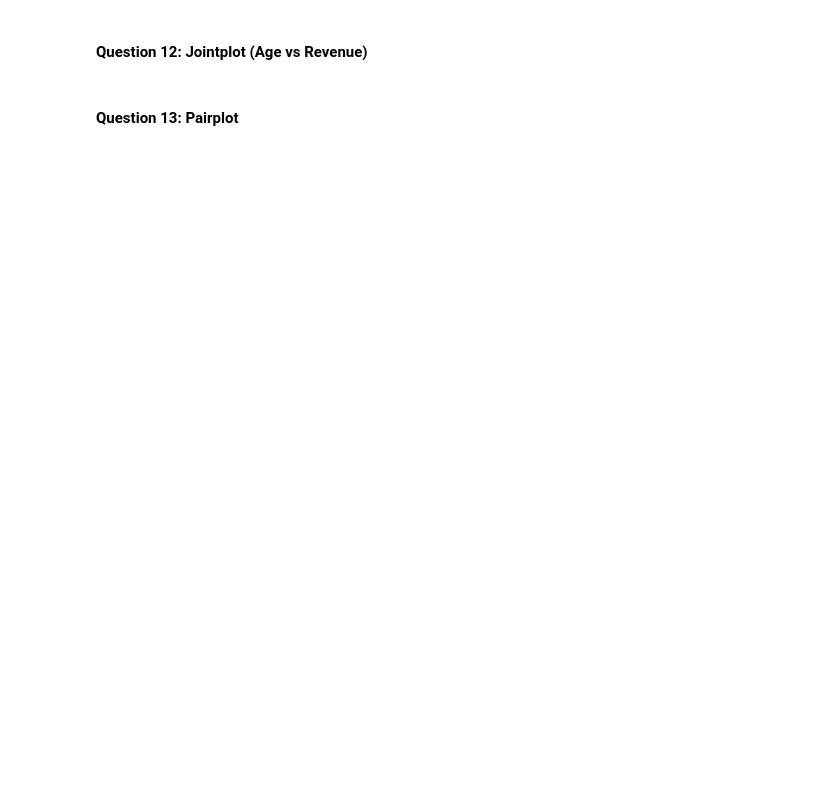
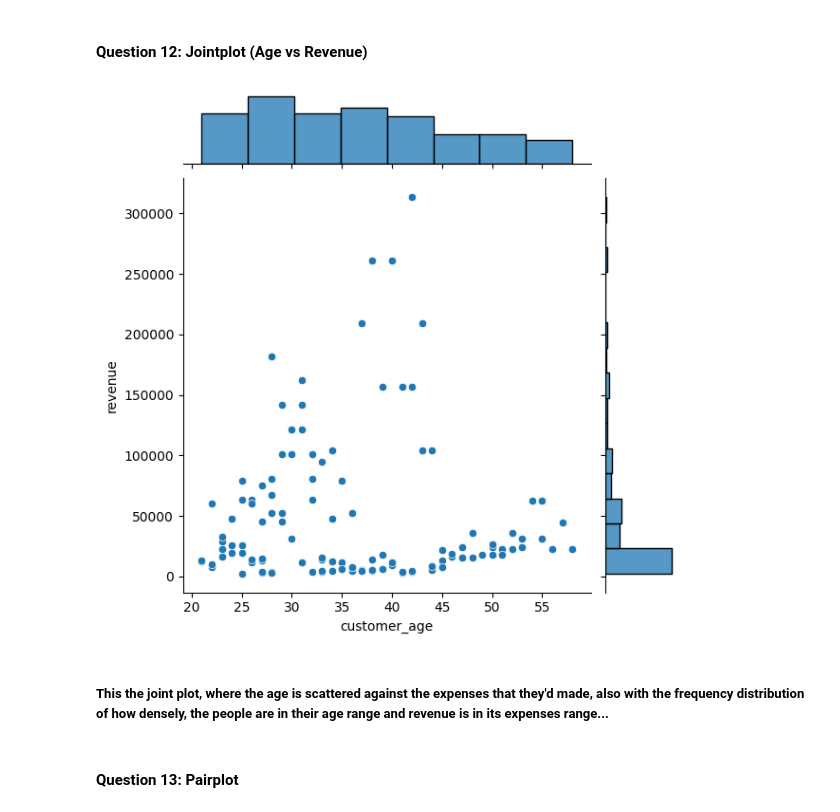
Before and after one commit to JindalChaitanya/CDAC-PGCP-AI, a Jupyter notebook: Data Analysis/Assignment 5/Assignment_5.ipynb, the cells around one changed output. Saved outputs shown, nothing was run; the diff lists cells and outputs as text; code cells hidden in the pictures; blank space fills up the shorter version.

```diff
--- a/Data Analysis/Assignment 5/Assignment_5.ipynb
+++ b/Data Analysis/Assignment 5/Assignment_5.ipynb
@@ -187,4 +213,11 @@ plt.show()
 # %% [markdown]
 #### Question 12: Jointplot (Age vs Revenue)
+# %%
+sns.jointplot(x='customer_age', y='revenue', data=df, kind='scatter')
+plt.show()
+# %% [output]
+[figure, added]
+# %% [markdown]
+##### This the joint plot, where the age is scattered against the expenses that they'd made, also with the frequency distribution of how densely, the people are in their age range and revenue is in its expenses range...
 # %% [markdown]
 #### Question 13: Pairplot
```
Also changed, not shown: parts of 13 cells of this notebook.
